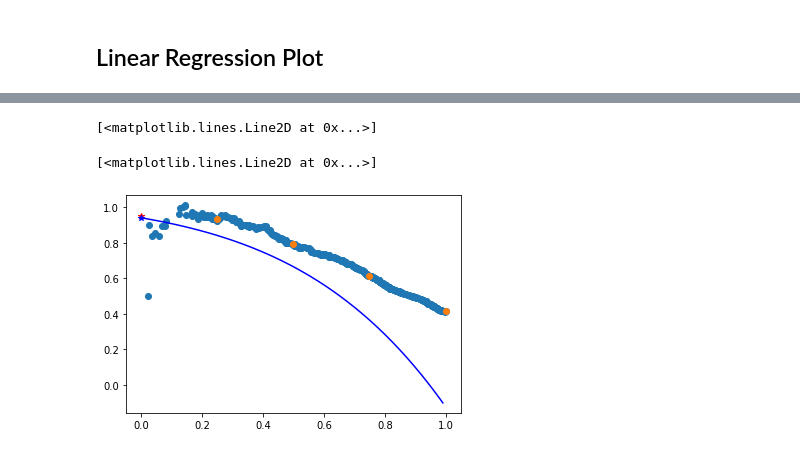
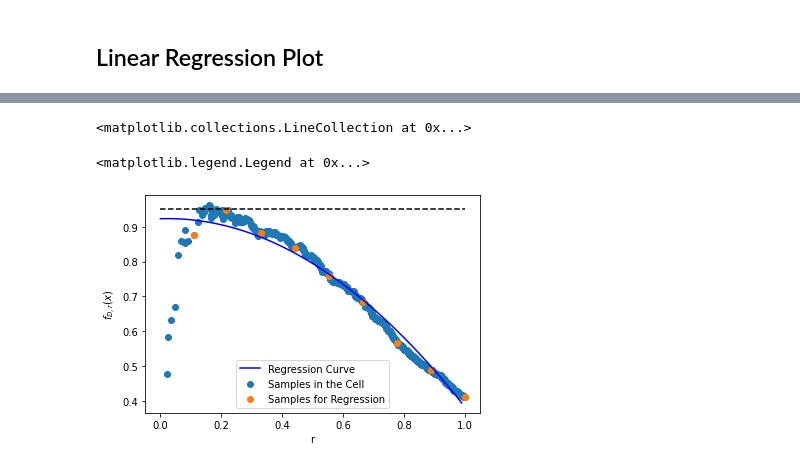
Before and after one commit to Karlmyh/RTER, a Jupyter notebook: plot.ipynb, the cells around one changed output, grey strips where cells are left out. Saved outputs shown, nothing was run; the diff lists cells and outputs as text; code cells hidden in the pictures.

```diff
--- a/plot.ipynb
+++ b/plot.ipynb
@@ -350,42 +348,52 @@ def plot_polynomial(beta,r):
 np.random.seed(3)
 
 test_point = np.array([0.25,0.3])
 
 
 sample_generator=TestDistribution(8).returnDistribution()
-n_test, n_train = 4000,2000
+n_test, n_train = 4000,3000
 X_train, Y_train = sample_generator.generate(n_train)
 X_test, Y_test = sample_generator.generate(n_test)
 
 model = RegressionTree(estimator="pointwise_extrapolation_estimator",
                          splitter="maxedge",
                          min_samples_split=3,
                          max_depth = 2,
-                         order=4,
+                         order=2,
                          random_state=1,
-                         lamda = 0.03,
-                          V=4,
+                         lamda = 0.0,
+                          V=9,
                       r_range_low = 0,
                       r_range_up = 1)
 model.fit(X_train, Y_train)
 
 _ = model.score(X_test,Y_test)
 
 pred_weights, all_r , all_y_hat  , used_r, used_y_hat = model.get_info(test_point.reshape(1,-1))
 
-_=plt.scatter(all_r,all_y_hat)
-_=plt.scatter(used_r, used_y_hat)
+
+_=plt.scatter(all_r,all_y_hat,label = "Samples in the Cell")
+_=plt.scatter(used_r, used_y_hat, label = "Samples for Regression")
 
 
 
 r_arange = np.arange(0,1,0.01)
 y_hat_regressed = np.array([plot_polynomial(pred_weights, r) for r in r_arange])
 
-_= plt.plot(r_arange, y_hat_regressed,color = "blue")
+_= plt.plot(r_arange, y_hat_regressed,color = "blue",label = "Regression Curve")
 
-plt.plot(0,sample_generator.evaluate(test_point.reshape(1,-1)).item(), marker = "*",color = "red" )
-plt.plot(0,pred_weights[0,0], marker = '*', color ="blue")
+plt.hlines(sample_generator.evaluate(test_point.reshape(1,-1)).item(),0,1,linestyles = "--",color = "black")
+#plt.plot(0,sample_generator.evaluate(test_point.reshape(1,-1)).item(), marker = "*",color = "red" )
+#plt.plot(0,pred_weights[0,0], marker = '*', color ="blue")
+
+
+_ = plt.xlabel("r")
+_ = plt.ylabel(r"$f_{D,r}(x)$")
+
+plt.legend(loc = 8)
+
+plt.savefig("./results/plot/regression_fig.pdf",bbox_inches="tight")
 # %% [output]
-[<matplotlib.lines.Line2D at 0x...>]
+<matplotlib.collections.LineCollection at 0x...>
-[<matplotlib.lines.Line2D at 0x...>]
+<matplotlib.legend.Legend at 0x...>
-[figure, old version]
+[figure, new version]
```
Also changed, not shown: parts of 1 cell of this notebook, 5 other files.
